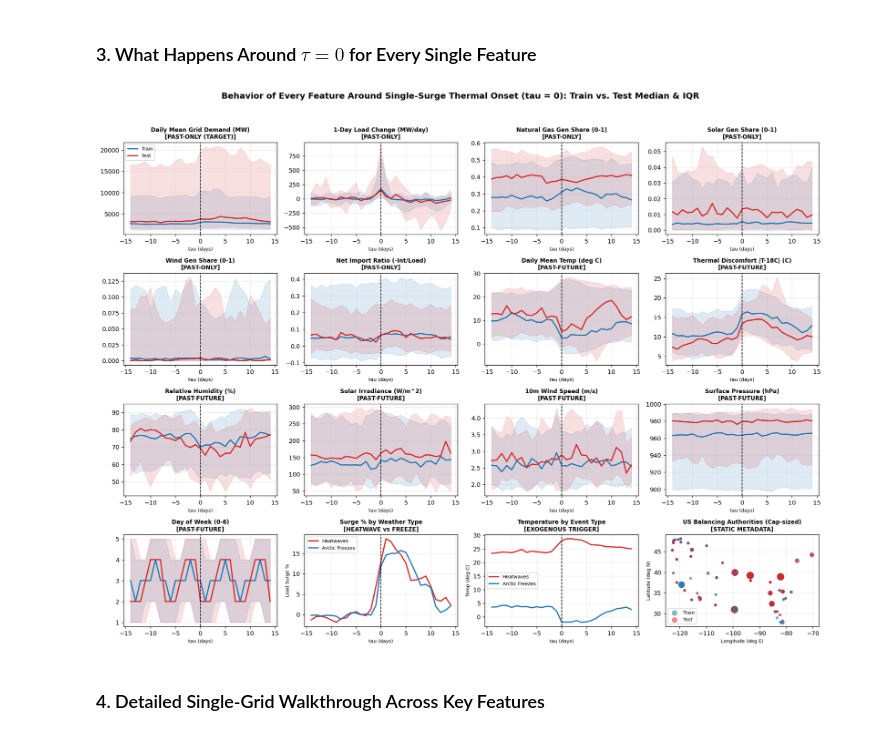
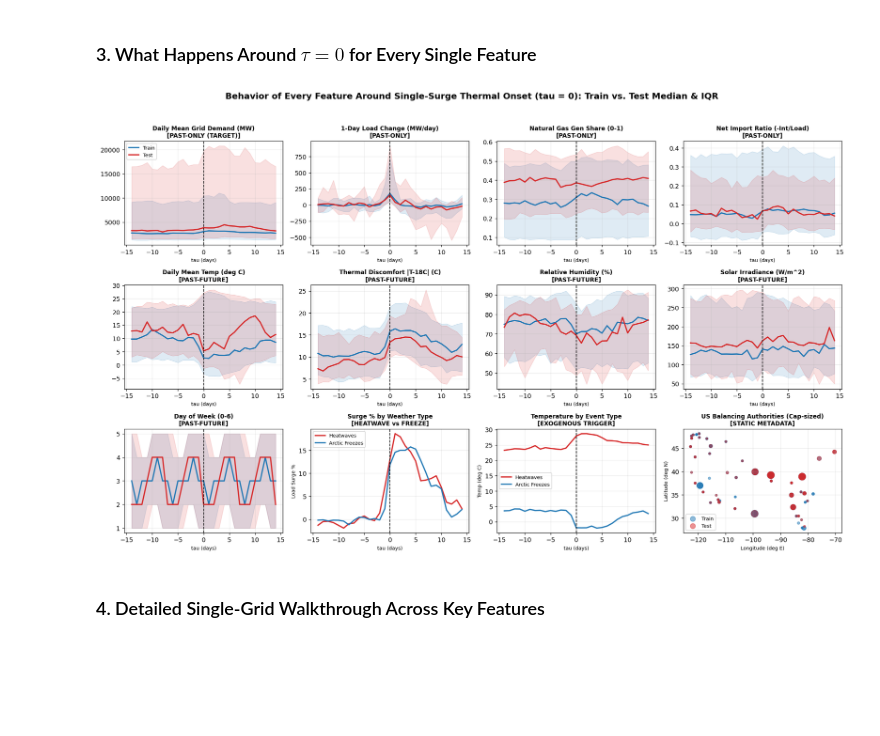
Before and after one commit to Mrun9/rare-event-shocks-benchmark, a Jupyter notebook: 02_power_grid_visualize_features_around_onset.ipynb, the cells around one changed output. Drawn from its saved outputs; the diff is of its cells as text; code cells hidden in the pictures; blank space fills up the shorter version.

Commit message:
Apply non-manipulative feature hygiene cleanup (drop 4 noisy/flat features -> 9 kept)

```diff
--- a/02_power_grid_visualize_features_around_onset.ipynb
+++ b/02_power_grid_visualize_features_around_onset.ipynb
@@ -141,24 +140,20 @@ plt.show()
 # %% [markdown]
 ### 3. What Happens Around $\tau = 0$ for Every Single Feature
 # %%
-# Human-readable labels & units for all 13 kept dynamic features (6 past-only + 7 past-future)
+# Human-readable labels & units for all 9 kept dynamic features (4 past-only + 5 past-future)
 FEATURES = [
     ('load_mw', 'Daily Mean Grid Demand (MW)', 'PAST-ONLY (TARGET)'),
     ('load_change_1d', '1-Day Load Change (MW/day)', 'PAST-ONLY'),
     ('gas_share', 'Natural Gas Gen Share (0-1)', 'PAST-ONLY'),
-    ('solar_share', 'Solar Gen Share (0-1)', 'PAST-ONLY'),
-    ('wind_share', 'Wind Gen Share (0-1)', 'PAST-ONLY'),
     ('import_share', 'Net Import Ratio (-Int/Load)', 'PAST-ONLY'),
     ('temp_c', 'Daily Mean Temp (deg C)', 'PAST-FUTURE'),
     ('thermal_discomfort_c', 'Thermal Discomfort |T-18C| (C)', 'PAST-FUTURE'),
     ('humidity_pct', 'Relative Humidity (%)', 'PAST-FUTURE'),
     ('solar_wm2', 'Solar Irradiance (W/m^2)', 'PAST-FUTURE'),
-    ('wind_ms', '10m Wind Speed (m/s)', 'PAST-FUTURE'),
-    ('pressure_hpa', 'Surface Pressure (hPa)', 'PAST-FUTURE'),
     ('day_of_week', 'Day of Week (0-6)', 'PAST-FUTURE'),
 ]
 
-fig, axes = plt.subplots(4, 4, figsize=(17, 13), dpi=130)
+fig, axes = plt.subplots(3, 4, figsize=(17, 10.5), dpi=130)
 axes = axes.flatten()
 
 for idx, (col, label, role) in enumerate(FEATURES):
@@ -181,7 +176,7 @@ for idx, (col, label, role) in enumerate(FEATURES):
         ax.legend(loc='upper left', fontsize=8)
 
 # Remaining 3 grid slots: Event type load surge, Event type temperature, US BA geographic map
-ax_s1 = axes[13]
+ax_s1 = axes[9]
 for etype, color, lbl in [('heatwave', '#d62728', 'Heatwaves'), ('freeze', '#1f77b4', 'Arctic Freezes')]:
     sub = df[df['event_type'] == etype]
     g = sub.groupby('tau_day')['surge_pct'].median()
@@ -193,40 +188,40 @@ ax_s1.set_ylabel('Load Surge %', fontsize=8)
 ax_s1.grid(True, alpha=0.25)
 ax_s1.legend(loc='upper left', fontsize=8)
 
-ax_s2 = axes[14]
+ax_s2 = axes[10]
 for etype, color, lbl in [('heatwave', '#d62728', 'Heatwaves'), ('freeze', '#1f77b4', 'Arctic Freezes')]:
     sub = df[df['event_type'] == etype]
     g = sub.groupby('tau_day')['temp_c'].median()
     ax_s2.plot(g.index, g.values, color=color, lw=2.0, label=lbl)
 ax_s2.axvline(0, color='black', ls='--', lw=1.1)
 ax_s2.set_title('Temperature by Event Type\n[EXOGENOUS TRIGGER]', fontsize=9.5, fontweight='bold')
 ax_s2.set_xlabel('tau (days)', fontsize=8)
 ax_s2.set_ylabel('Temp (deg C)', fontsize=8)
 ax_s2.grid(True, alpha=0.25)
 ax_s2.legend(loc='center left', fontsize=8)
 
-ax_s3 = axes[15]
+ax_s3 = axes[11]
 meta_u = df.drop_duplicates('sample_id')
 for split_name, color, name in [('train', '#1f77b4', 'Train'), ('test', '#d62728', 'Test')]:
     sub = meta_u[meta_u['split'] == split_name]
     ax_s3.scatter(sub['longitude'], sub['latitude'], s=np.clip(sub['installed_cap_mw'] / 1000.0, 12, 120), alpha=0.5, color=color, label=name)
 ax_s3.set_title('US Balancing Authorities (Cap-sized)\n[STATIC METADATA]', fontsize=9.5, fontweight='bold')
 ax_s3.set_xlabel('Longitude (deg E)', fontsize=8)
 ax_s3.set_ylabel('Latitude (deg N)', fontsize=8)
 ax_s3.grid(True, alpha=0.25)
 ax_s3.legend(loc='lower left', fontsize=8)
 
 plt.suptitle(
     'Behavior of Every Feature Around Single-Surge Thermal Onset (tau = 0): Train vs. Test Median & IQR',
     fontsize=14,
     fontweight='bold',
     y=0.995,
 )
 plt.tight_layout(rect=[0, 0, 1, 0.97])
 plt.savefig('data/power_grid_all_features_around_surge.png', dpi=150, bbox_inches='tight')
 plt.show()
 # %% [output]
-[figure, old version]
+[figure, new version]
 # %% [markdown]
 ### 4. Detailed Single-Grid Walkthrough Across Key Features
 # %%
```
Also changed, not shown: parts of 5 cells of this notebook, 9 other files.
